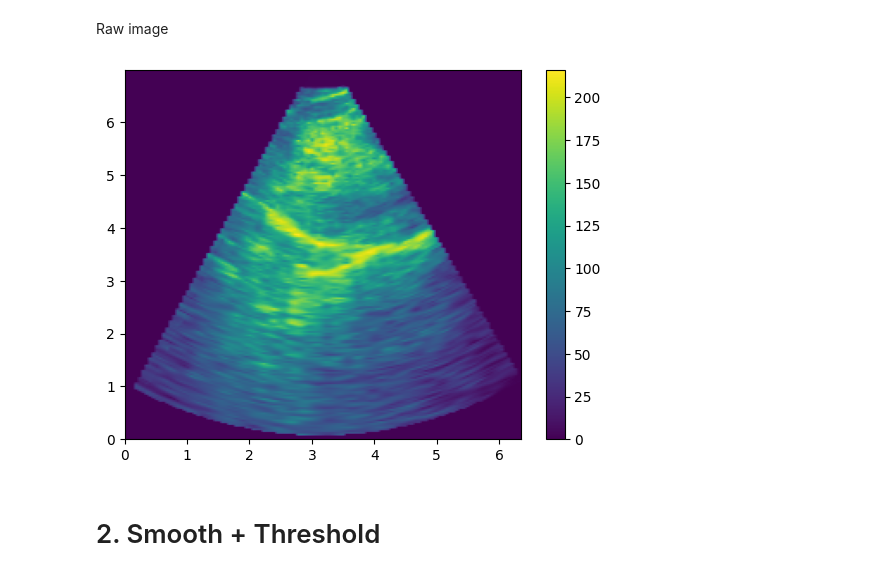
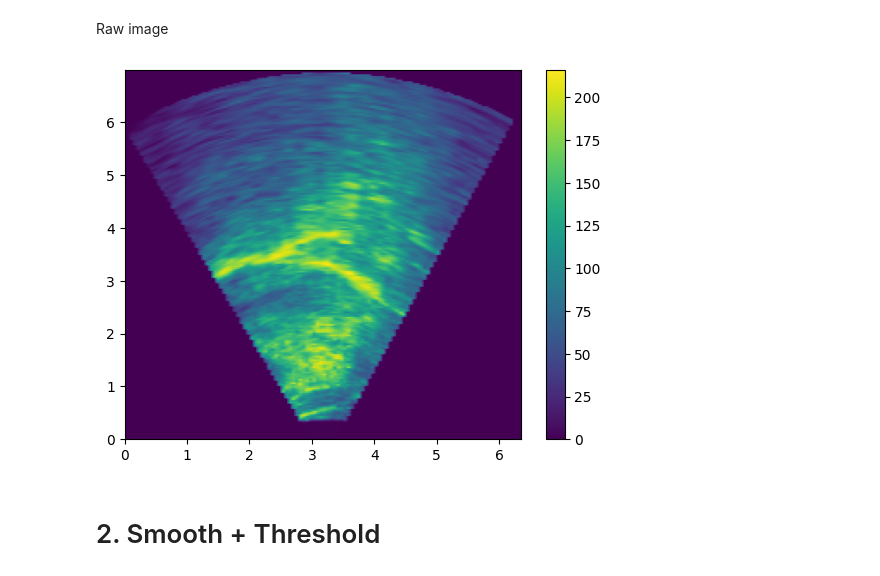
Before and after one commit to awong0811/dicom, a Jupyter notebook: superimpose/test.ipynb, the cells around one changed output. Cells and saved outputs as stored; diff of their text form; code cells hidden in the pictures.

```diff
--- a/superimpose/test.ipynb
+++ b/superimpose/test.ipynb
@@ -22,12 +22,12 @@ Raw image
 # %%
 # Display the image
 newscale=0.03056709
 us_H, us_W = (img_data.shape[0]-1)*newscale, (img_data.shape[1]-1)*newscale
-plt.imshow(raw_img, extent=(0, us_H, 0, us_W), aspect='auto')
+plt.imshow(np.flip(np.flip(raw_img, axis=0), axis=1), extent=(0, us_H, 0, us_W), aspect='auto')
 plt.colorbar()
 plt.show()
 # %% [output]
-[figure, old version]
+[figure, new version]
 # %% [markdown]
 # 2. Smooth + Threshold
 # %%
```
